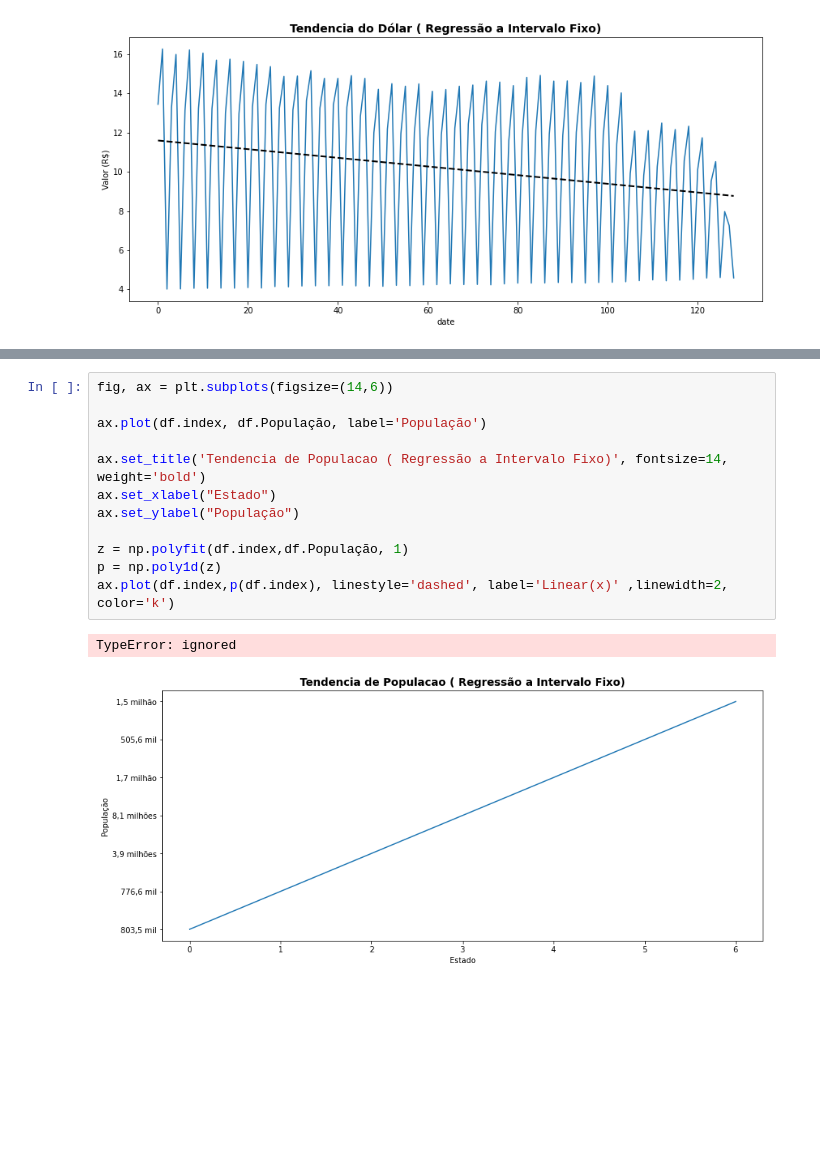
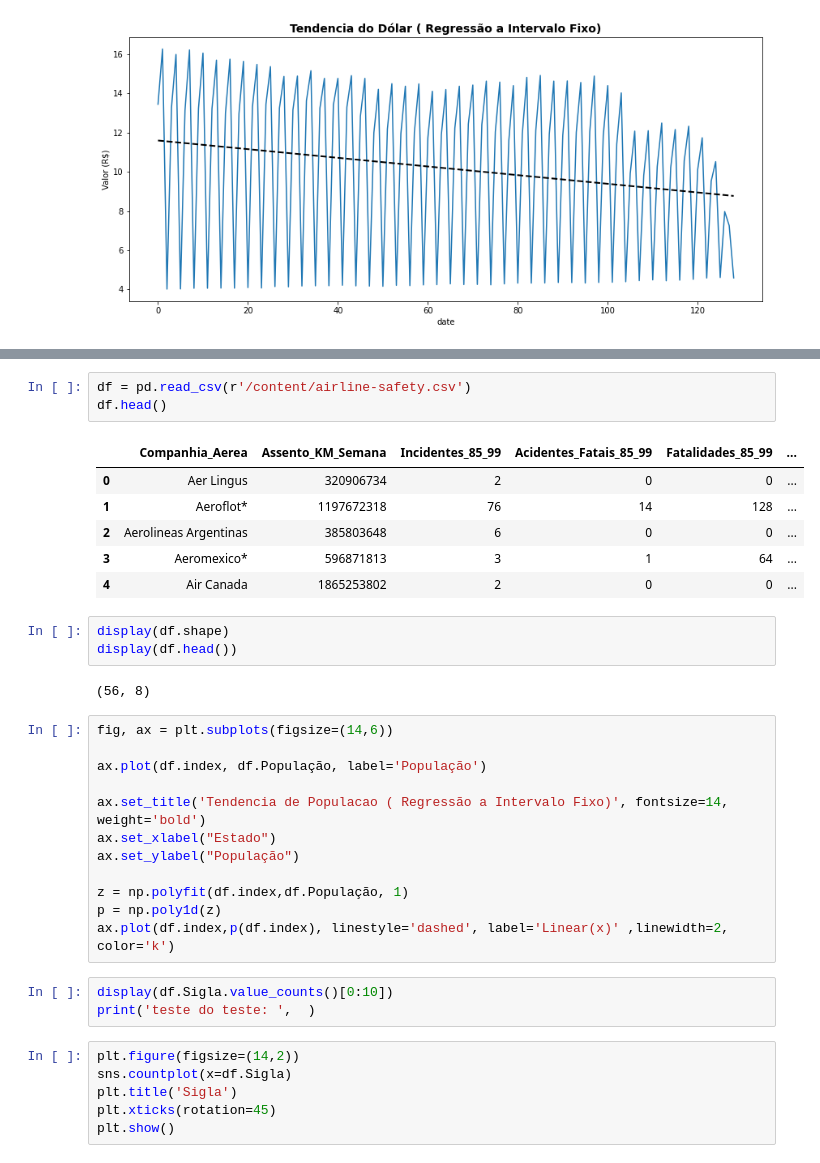
Before and after one commit to dioallan/testecolab, a Jupyter notebook: testes Colab.ipynb, the cells around one changed output, grey strips where cells are left out. Saved outputs shown, nothing was run; the diff lists cells and outputs as text; blank space fills up the shorter version.

```diff
--- a/testes Colab.ipynb
+++ b/testes Colab.ipynb
@@ -176,3 +215,18 @@ print(df)
+# %%
+df = pd.read_csv(r'/content/airline-safety.csv')
+df.head()
+# %% [output]
+|  | Companhia_Aerea | Assento_KM_Semana | Incidentes_85_99 | Acidentes_Fatais_85_99 | Fatalidades_85_99 | ... |
+| 0 | Aer Lingus | 320906734 | 2 | 0 | 0 | ... |
+| 1 | Aeroflot* | 1197672318 | 76 | 14 | 128 | ... |
+| 2 | Aerolineas Argentinas | 385803648 | 6 | 0 | 0 | ... |
+| 3 | Aeromexico* | 596871813 | 3 | 1 | 64 | ... |
+| 4 | Air Canada | 1865253802 | 2 | 0 | 0 | ... |
+# %%
+display(df.shape)
+display(df.head())
+# %% [output]
+(56, 8)
 # %%
 fig, ax = plt.subplots(figsize=(14,6))
 
@@ -185,6 +239,12 @@ ax.set_ylabel("População")
 z = np.polyfit(df.index,df.População, 1)
 p = np.poly1d(z)
 ax.plot(df.index,p(df.index), linestyle='dashed', label='Linear(x)' ,linewidth=2, color='k')
-# %% [output]
-TypeError: ignored
-[figure, removed]
+# %%
+display(df.Sigla.value_counts()[0:10])
+print('teste do teste: ',  )
+# %%
+plt.figure(figsize=(14,2))
+sns.countplot(x=df.Sigla)
+plt.title('Sigla')
+plt.xticks(rotation=45)
+plt.show()
```
Also changed, not shown: parts of 6 cells of this notebook.
